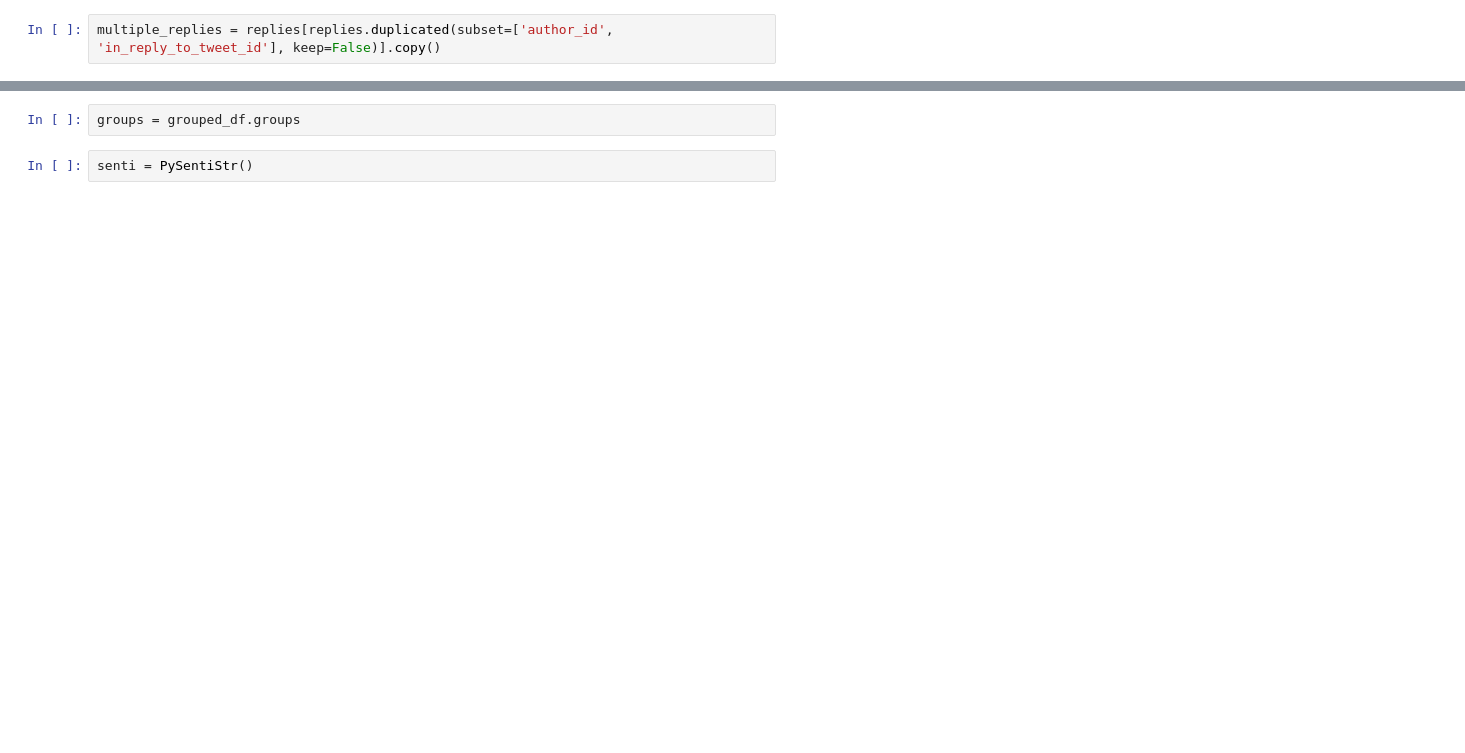
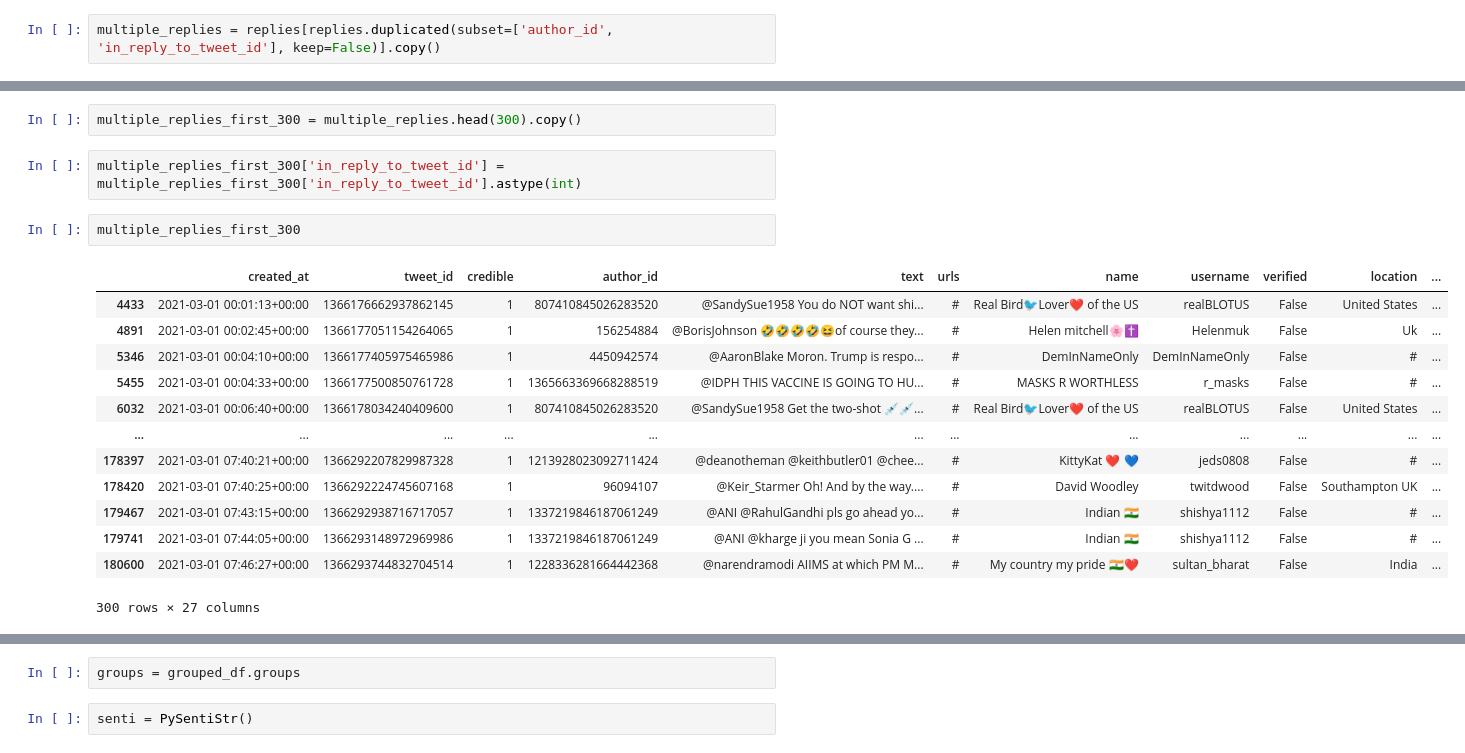
Before and after one commit to andreistoica12/research-internship, a Jupyter notebook: covaxxy.ipynb, the cells around one changed output, grey strips where cells are left out. Drawn from its saved outputs; the diff is of its cells as text; blank space fills up the shorter version.

```diff
--- a/covaxxy.ipynb
+++ b/covaxxy.ipynb
@@ -235,0 +269,20 @@ multiple_replies
+# %%
+multiple_replies_first_300 = multiple_replies.head(300).copy()
+# %%
+multiple_replies_first_300['in_reply_to_tweet_id'] = multiple_replies_first_300['in_reply_to_tweet_id'].astype(int)
+# %%
+multiple_replies_first_300
+# %% [output]
+|  | created_at | tweet_id | credible | author_id | text | urls | name | username | verified | location | ... |
+| 4433 | 2021-03-01 00:01:13+00:00 | 1366176662937862145 | 1 | 807410845026283520 | @SandySue1958 You do NOT want shi... | # | Real Bird🐦Lover❤ of the US | realBLOTUS | False | United States | ... |
+| 4891 | 2021-03-01 00:02:45+00:00 | 1366177051154264065 | 1 | 156254884 | @BorisJohnson 🤣🤣🤣🤣😆of course they... | # | Helen mitchell🌸✝️ | Helenmuk | False | Uk | ... |
+| 5346 | 2021-03-01 00:04:10+00:00 | 1366177405975465986 | 1 | 4450942574 | @AaronBlake Moron. Trump is respo... | # | DemInNameOnly | DemInNameOnly | False | # | ... |
+| 5455 | 2021-03-01 00:04:33+00:00 | 1366177500850761728 | 1 | 1365663369668288519 | @IDPH THIS VACCINE IS GOING TO HU... | # | MASKS R WORTHLESS | r_masks | False | # | ... |
+| 6032 | 2021-03-01 00:06:40+00:00 | 1366178034240409600 | 1 | 807410845026283520 | @SandySue1958 Get the two-shot 💉💉... | # | Real Bird🐦Lover❤ of the US | realBLOTUS | False | United States | ... |
+| ... | ... | ... | ... | ... | ... | ... | ... | ... | ... | ... | ... |
+| 178397 | 2021-03-01 07:40:21+00:00 | 1366292207829987328 | 1 | 1213928023092711424 | @deanotheman @keithbutler01 @chee... | # | KittyKat ❤️ 💙 | jeds0808 | False | # | ... |
+| 178420 | 2021-03-01 07:40:25+00:00 | 1366292224745607168 | 1 | 96094107 | @Keir_Starmer Oh! And by the way.... | # | David Woodley | twitdwood | False | Southampton UK | ... |
+| 179467 | 2021-03-01 07:43:15+00:00 | 1366292938716717057 | 1 | 1337219846187061249 | @ANI @RahulGandhi pls go ahead yo... | # | Indian 🇮🇳 | shishya1112 | False | # | ... |
+| 179741 | 2021-03-01 07:44:05+00:00 | 1366293148972969986 | 1 | 1337219846187061249 | @ANI @kharge ji you mean Sonia G ... | # | Indian 🇮🇳 | shishya1112 | False | # | ... |
+| 180600 | 2021-03-01 07:46:27+00:00 | 1366293744832704514 | 1 | 1228336281664442368 | @narendramodi AIIMS at which PM M... | # | My country my pride 🇮🇳❤️ | sultan_bharat | False | India | ... |
+300 rows × 27 columns
```
Also changed, not shown: parts of 38 cells of this notebook.
